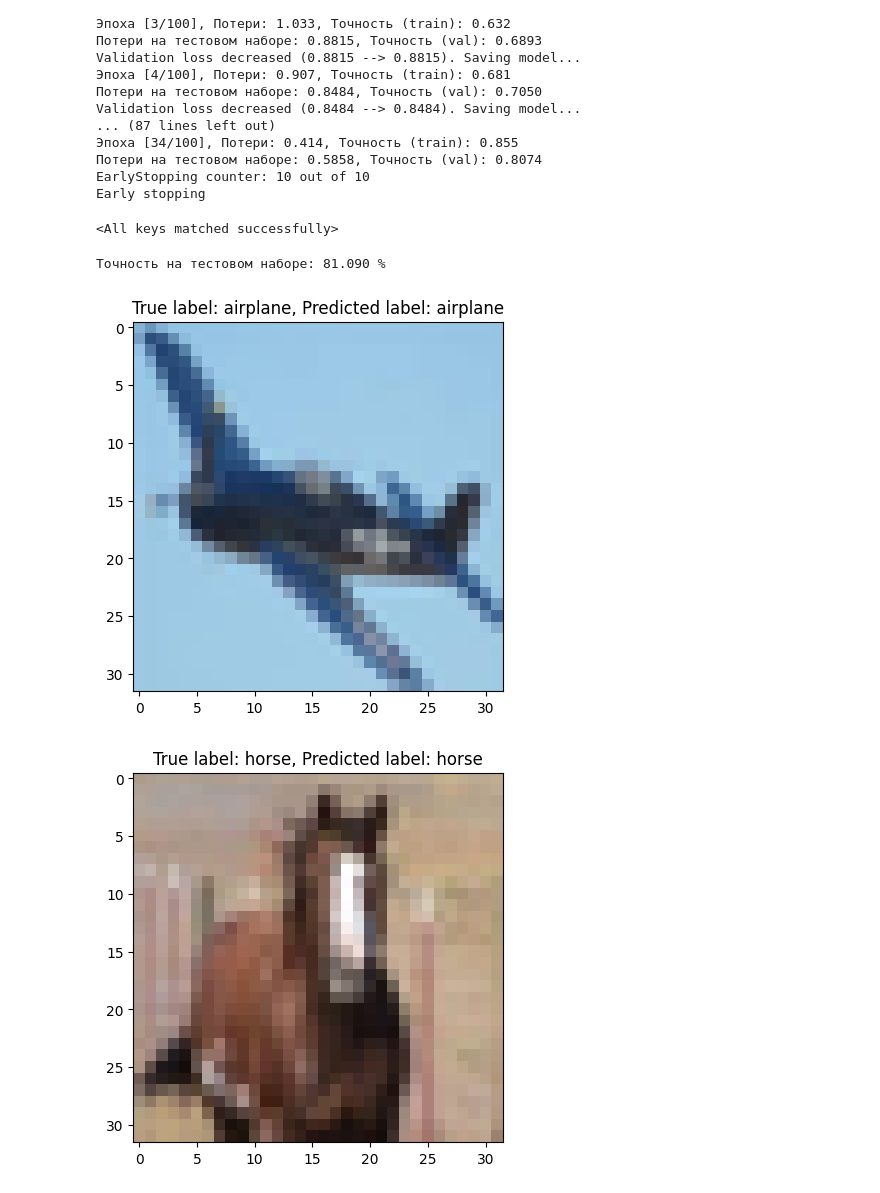
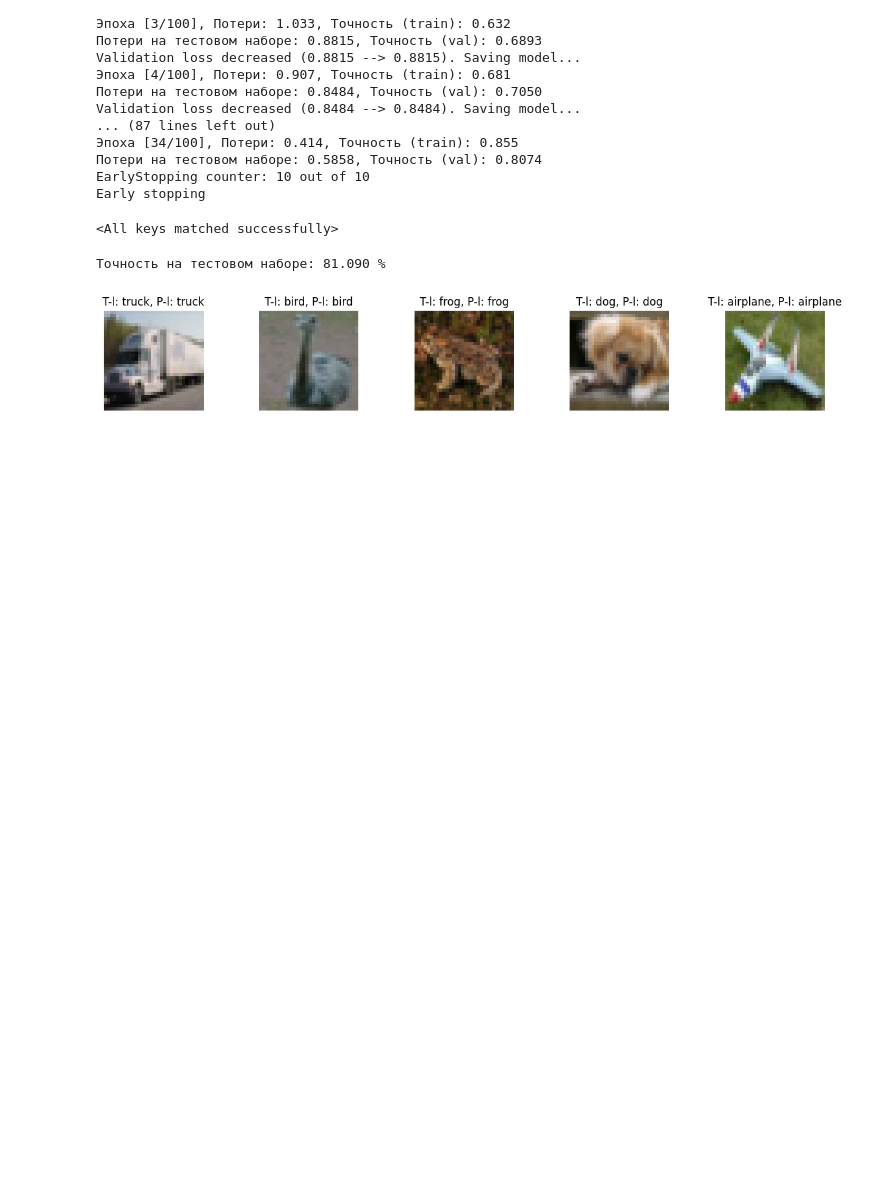
Before and after one commit to AlexanderSipko/cifar_10_torch_81_percent, a Jupyter notebook: jupiter.ipynb, the cells around one changed output. Saved outputs shown, nothing was run; the diff lists cells and outputs as text; code cells hidden in the pictures; blank space fills up the shorter version.

```diff
--- a/jupiter.ipynb
+++ b/jupiter.ipynb
@@ -28,3 +26,31 @@ test_loader = DataLoader(test_dataset, batch_size=64, shuffle=False, num_workers
 # %% [output]
 Files already downloaded and verified
 Files already downloaded and verified
+# %%
+class_mapping = {
+    0: 'airplane',
+    1: 'automobile',
+    2: 'bird',
+    3: 'cat',
+    4: 'deer',
+    5: 'dog',
+    6: 'frog',
+    7: 'horse',
+    8: 'ship',
+    9: 'truck'
+}
+
+dataiter = iter(train_loader)
+images, labels = next(dataiter)
+images = images.numpy()
+
+def imshow(img):
+    img = img / 2 + 0.5
+    plt.imshow(np.transpose(img, (1, 2, 0)))
+
+fig = plt.figure(figsize=(25, 4))
+
+for idx in np.arange(20):
+    ax = fig.add_subplot(2, 10, idx+1, xticks=[], yticks=[])
+    imshow(images[idx])
+    ax.set_title(class_mapping[labels[idx].item()])
@@ -184,36 +216,40 @@ with torch.no_grad():
         _, predicted = torch.max(outputs.data, 1)
         total += labels.size(0)
         correct += (predicted == labels).sum().item()
 
 accuracy = correct / total
 print(f'Точность на тестовом наборе: {(accuracy)*100:.3f} %')
 
 # Визуализация предсказаний для нескольких изображений
 def to_pil(image_tensor):
     image_tensor = image_tensor.clone().detach().cpu().numpy().transpose(1, 2, 0)
     image_tensor = (image_tensor + 1) / 2.0
     return Image.fromarray((image_tensor * 255).astype(np.uint8))
 
-def visualize_predictions(model, test_loader, num_images=5):
+def visualize_predictions(model, test_loader, num_images=5, image_size=(3, 2)):
     model.eval()
     random_indices = random.sample(range(len(test_loader.dataset)), num_images)
+
+    plt.figure(figsize=(image_size[0] * num_images, image_size[1]))
 
     with torch.no_grad():
         for idx in random_indices:
             image, label = test_loader.dataset[idx]
             image = image.unsqueeze(0).to(device)
             output = model(image)
             _, predicted = torch.max(output.data, 1)
 
             image_pil = to_pil(image.squeeze())
 
+            plt.subplot(1, num_images, random_indices.index(idx) + 1)
             plt.imshow(image_pil)
-            plt.title(f"True label: {class_mapping[label]}, Predicted label: {class_mapping[predicted.item()]}")
-            plt.show()
+            plt.title(f"T-l: {class_mapping[label]}, P-l: {class_mapping[predicted.item()]}")
+            plt.axis('off')
+
+    plt.show()
 
 # Визуализация предсказаний для нескольких изображений из тестового набора
-visualize_predictions(model, test_loader, num_images=5)
+visualize_predictions(model, test_loader, num_images=5, image_size=(3, 2))
 # %% [output]
 Точность на тестовом наборе: 81.090 %
-[figure, old version]
+[figure, new version]
-[figure, removed]
```
Also changed, not shown: parts of 7 cells of this notebook.
